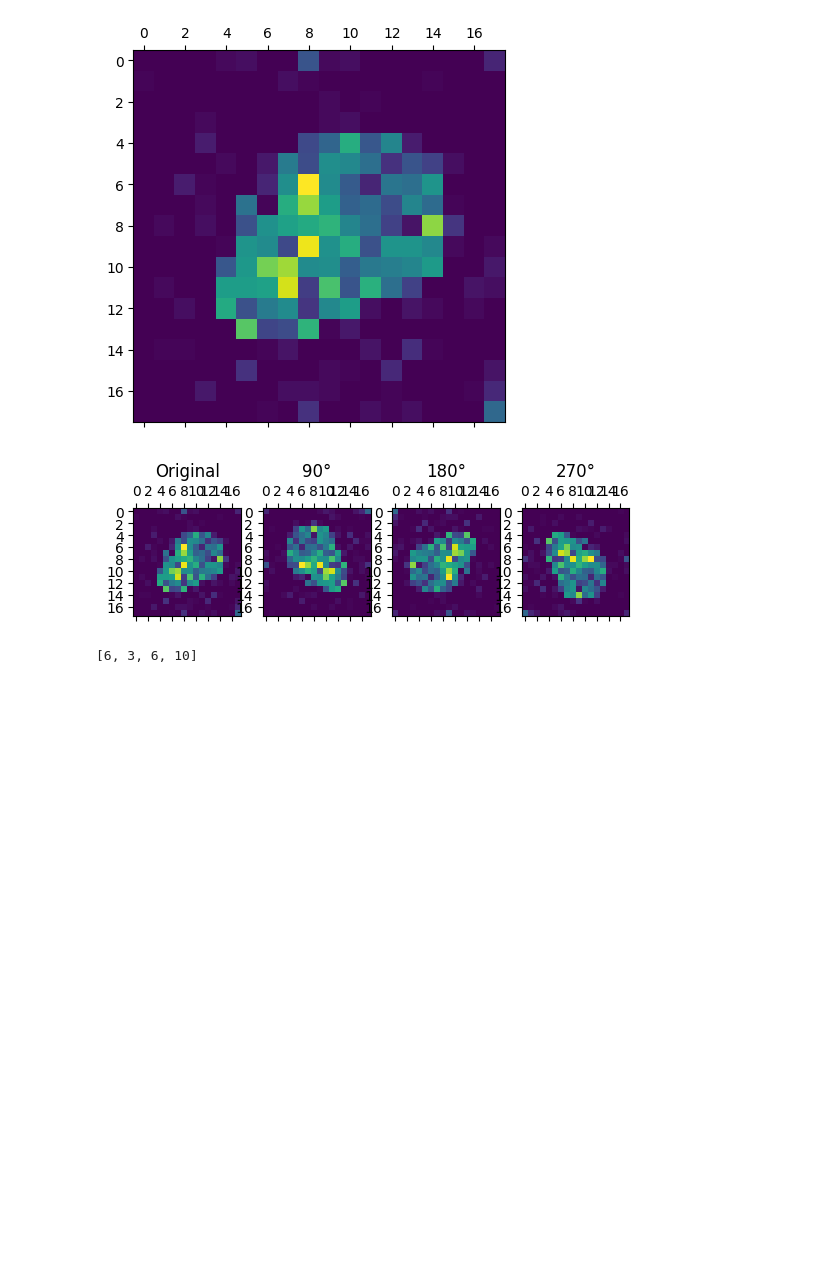
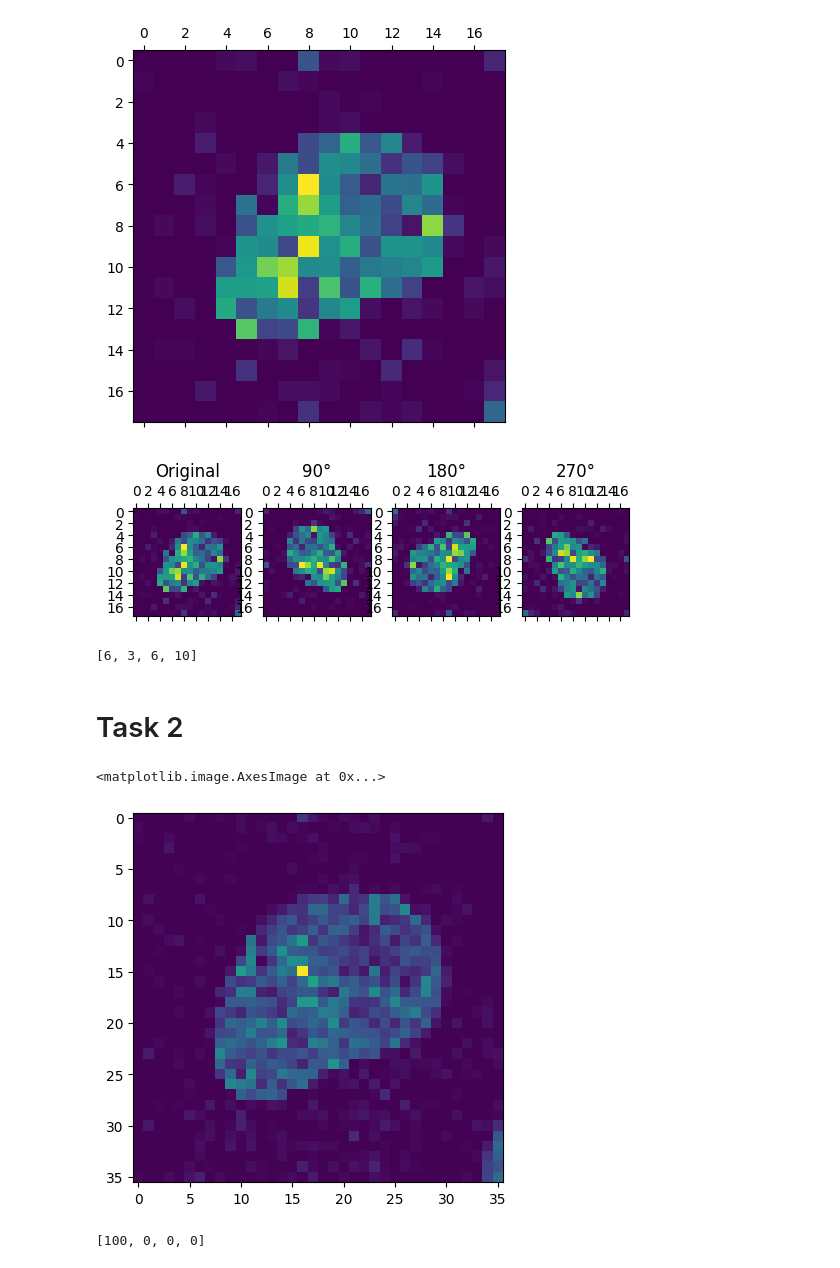
Before and after one commit to jtpotato/simc-2024, a Jupyter notebook: challenge_john_monash.ipynb, the cells around one changed output. Cells and saved outputs as stored; diff of their text form; code cells hidden in the pictures; blank space fills up the shorter version.

Commit message:
task 2

```diff
--- a/challenge_john_monash.ipynb
+++ b/challenge_john_monash.ipynb
@@ -64,3 +66,11 @@ for i in task1:
 task_1_counts
 # %% [output]
 [6, 3, 6, 10]
+# %% [markdown]
+# Task 2
+# %%
+task_2_original_img = np.reshape(task2[0], (36, 36))
+plt.imshow(task_2_original_img)
+# %% [output]
+<matplotlib.image.AxesImage at 0x...>
+[figure, added]
@@ -66,0 +80,21 @@ task_1_counts
+# %%
+task_2_original = task2[0]
+task_2_90 = rotate_90_num(reshape_img(task2[0]), 1).flatten()
+task_2_180 = rotate_90_num(reshape_img(task2[0]), 2).flatten()
+task_2_270 = rotate_90_num(reshape_img(task2[0]), 3).flatten()
+
+task_2_counts = [0, 0, 0, 0]
+
+for i in task2:
+    if np.array_equal(i, task_2_90):
+        task_2_counts[1] += 1
+    elif np.array_equal(i, task_2_180):
+        task_2_counts[2] += 1
+    elif np.array_equal(i, task_2_270):
+        task_2_counts[3] += 1
+    else:
+        task_2_counts[0] += 1
+
+task_2_counts
+# %% [output]
+[100, 0, 0, 0]
```
Also changed, not shown: parts of 2 cells of this notebook.
